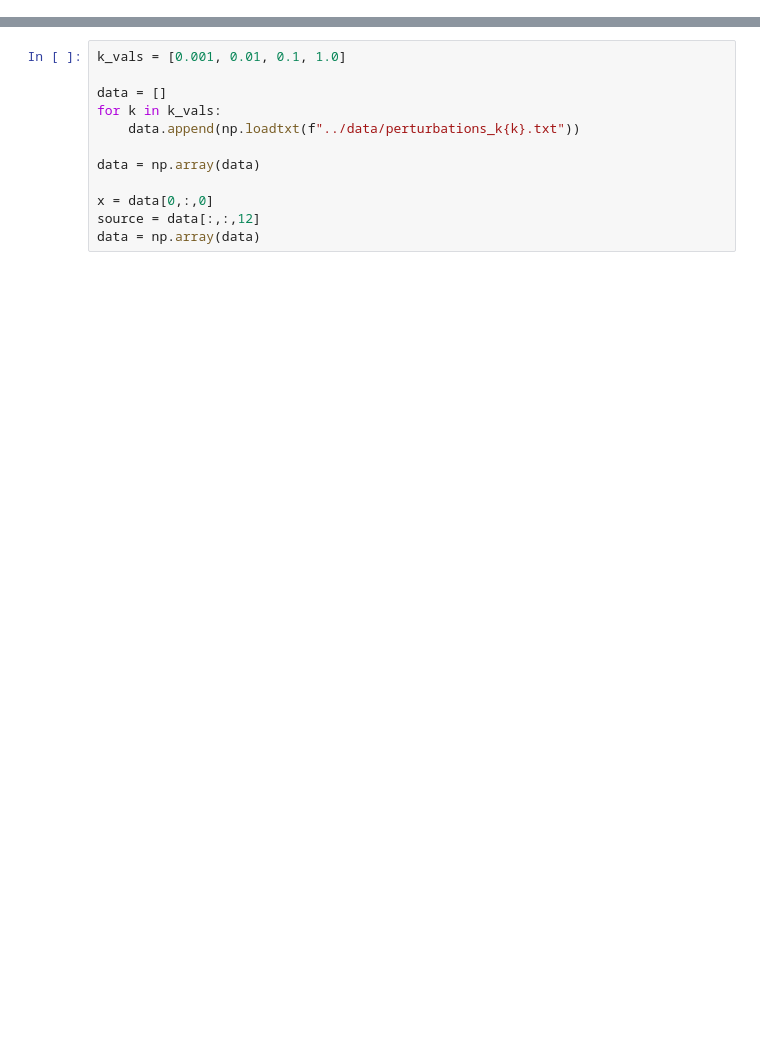
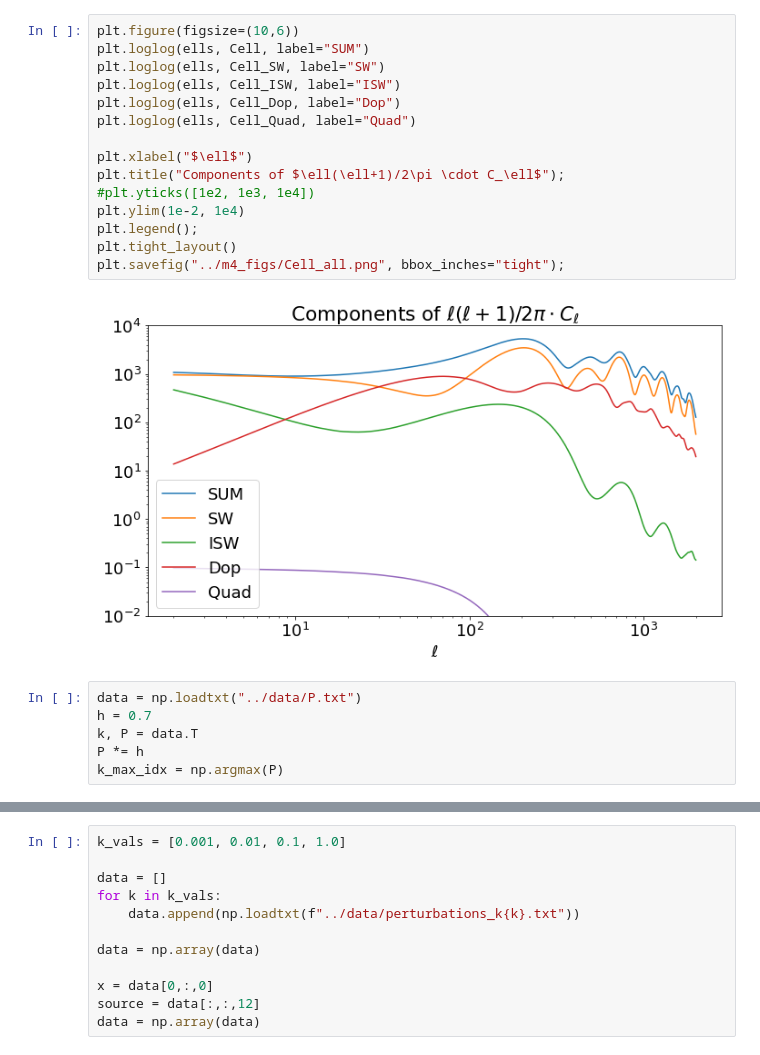
Before and after one commit to asdfbat/AST5220, a Jupyter notebook: Project/Python/m4_plotting.ipynb, the cells around one changed output, grey strips where cells are left out. Drawn from its saved outputs; the diff is of its cells as text; blank space fills up the shorter version.

```diff
--- a/Project/Python/m4_plotting.ipynb
+++ b/Project/Python/m4_plotting.ipynb
@@ -6,0 +36,23 @@ plt.rcParams.update({'font.size':16})
+# %%
+plt.figure(figsize=(10,6))
+plt.loglog(ells, Cell, label="SUM")
+plt.loglog(ells, Cell_SW, label="SW")
+plt.loglog(ells, Cell_ISW, label="ISW")
+plt.loglog(ells, Cell_Dop, label="Dop")
+plt.loglog(ells, Cell_Quad, label="Quad")
+
+plt.xlabel("$\ell$")
+plt.title("Components of $\ell(\ell+1)/2\pi \cdot C_\ell$");
+#plt.yticks([1e2, 1e3, 1e4])
+plt.ylim(1e-2, 1e4)
+plt.legend();
+plt.tight_layout()
+plt.savefig("../m4_figs/Cell_all.png", bbox_inches="tight");
+# %% [output]
+[figure, added]
+# %%
+data = np.loadtxt("../data/P.txt")
+h = 0.7
+k, P = data.T
+P *= h
+k_max_idx = np.argmax(P)
```
Also changed, not shown: parts of 22 cells of this notebook, 39 other files.
